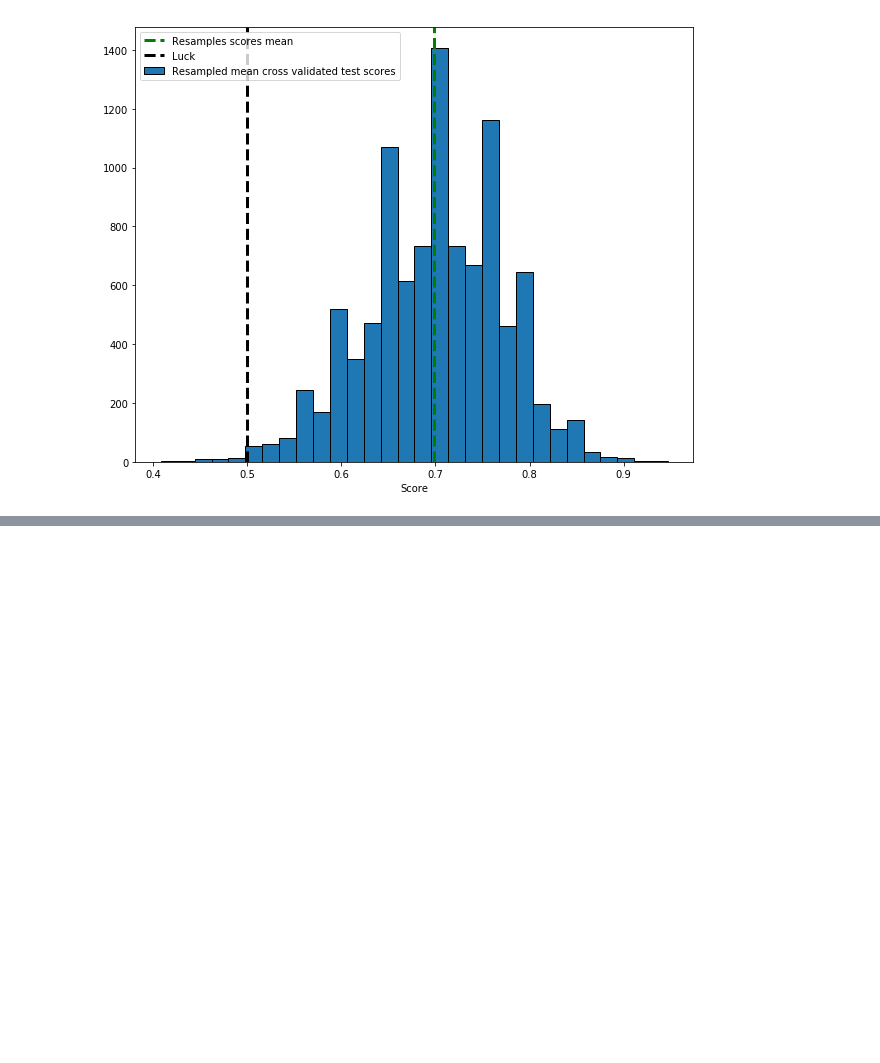
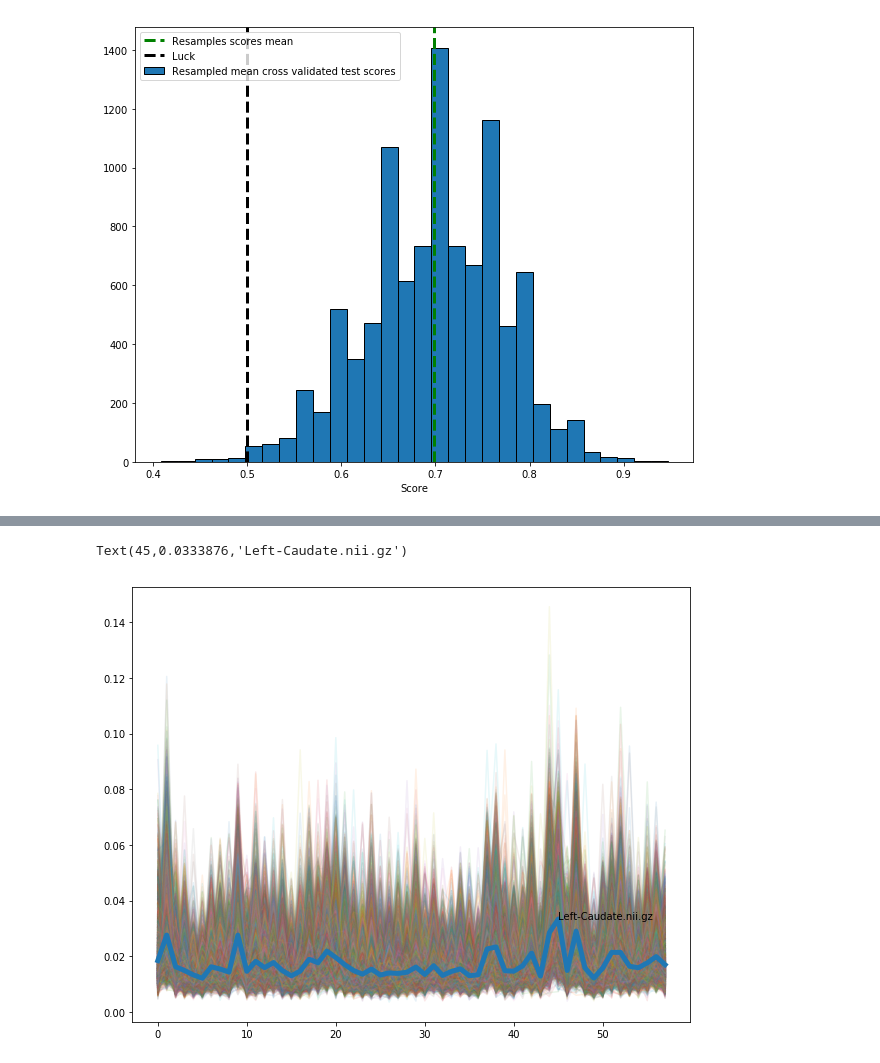
Before and after one commit to zhenghanQ/bild, a Jupyter notebook: second_level_roi_analysis/sklearn_prelim.ipynb, the cells around one changed output, grey strips where cells are left out. Cells and saved outputs as stored; diff of their text form; code cells hidden in the pictures; blank space fills up the shorter version.

```diff
--- a/second_level_roi_analysis/sklearn_prelim.ipynb
+++ b/second_level_roi_analysis/sklearn_prelim.ipynb
@@ -412,0 +439,13 @@ Counter({'ctx_rh_G_postcentral.nii.gz': 5269,
+# %%
+for i in np.arange(10000):
+    plt.plot(imp_mat[i, :], alpha=.1)
+imp_means = imp_mat.mean(0)
+plt.plot(imp_means, linewidth=5)
+feat_max = np.argmax(imp_means)
+plt.annotate(
+    s=data.columns.values[feat_max],
+    xy=[feat_max, np.amax(imp_means)]
+)
+# %% [output]
+Text(45,0.0333876,'Left-Caudate.nii.gz')
+[figure, added]
```
Also changed, not shown: parts of 17 cells of this notebook.
